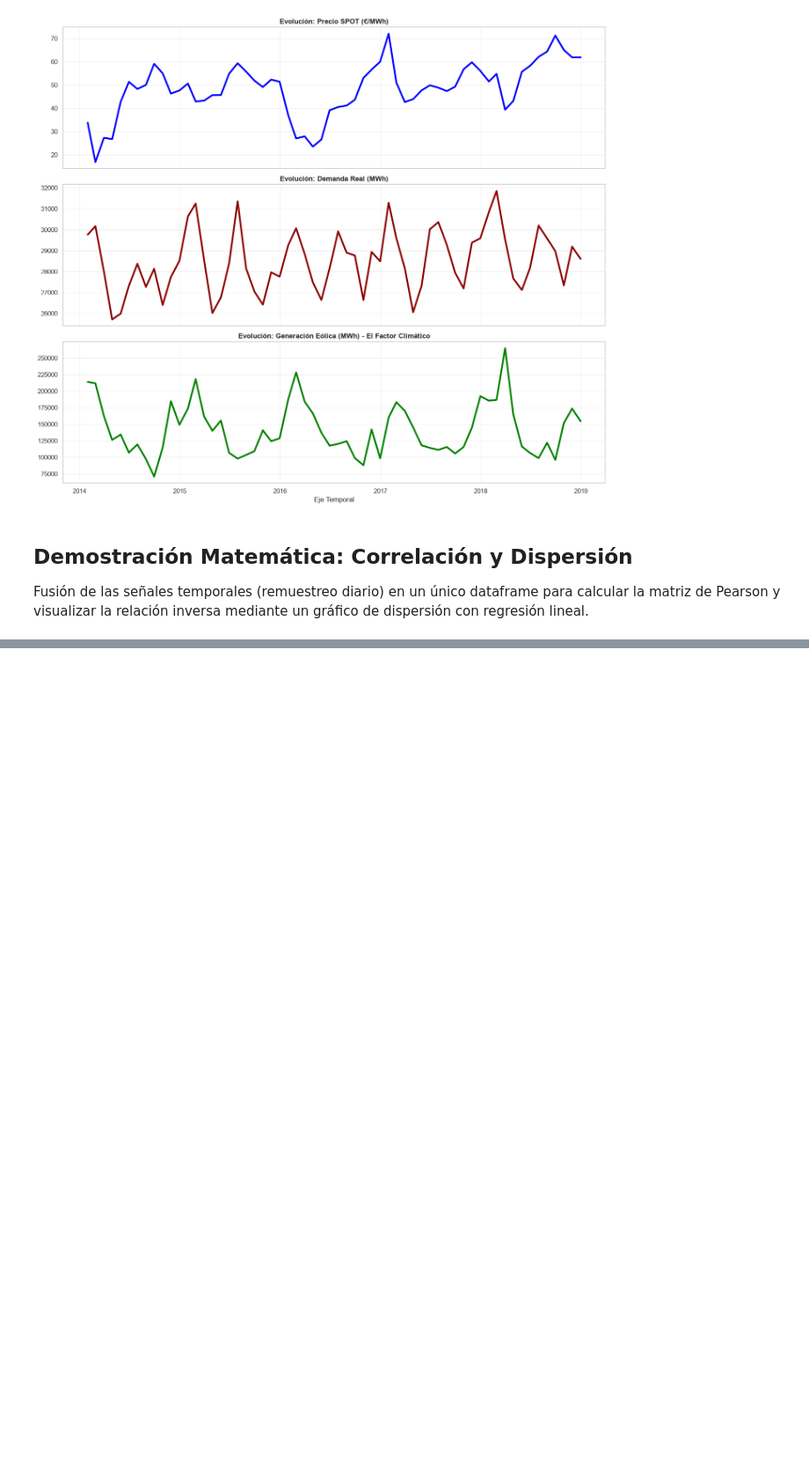
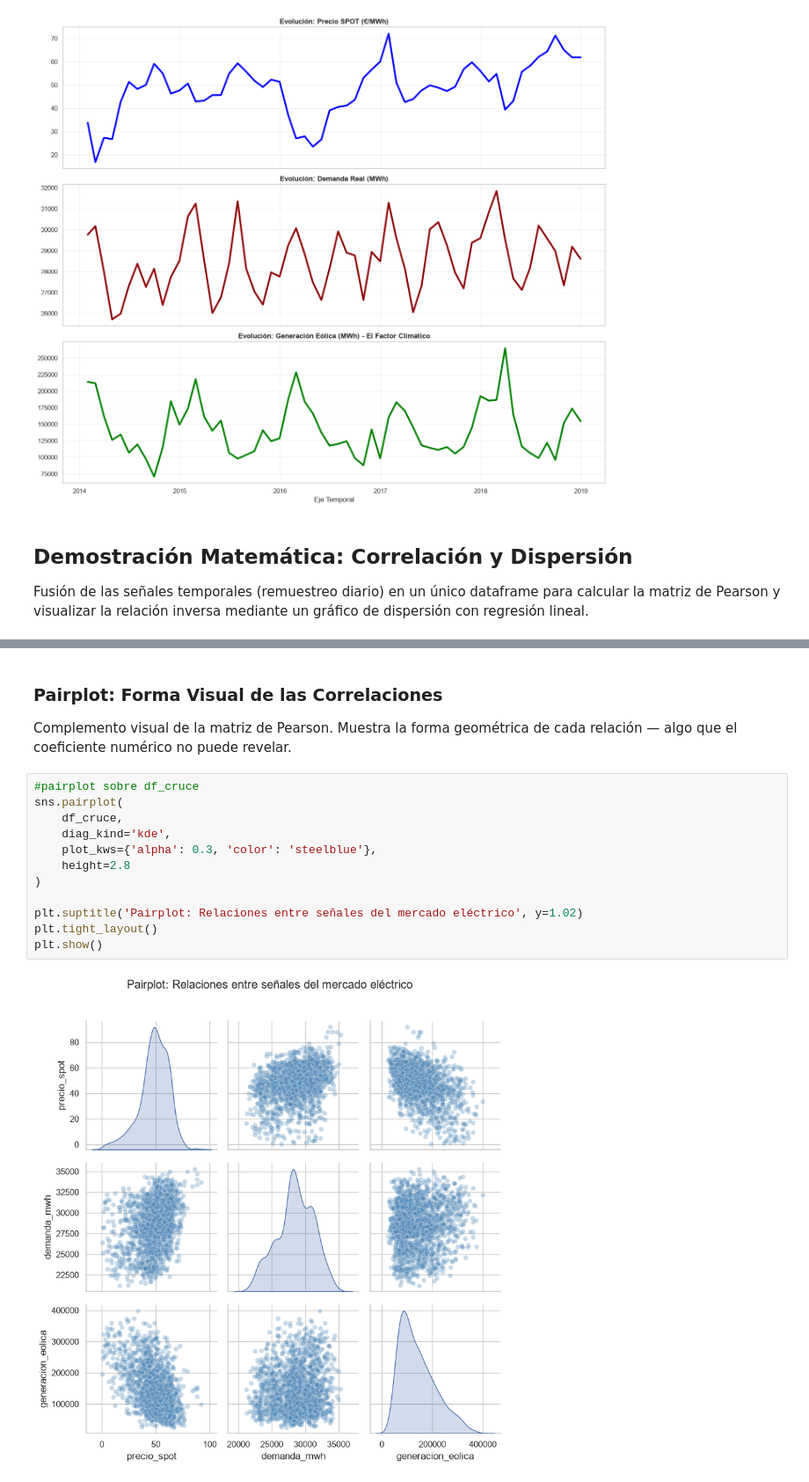
Before and after one commit to Cesahz/california-housing-energy-eda, a Jupyter notebook: notebooks/2.0-energy-market-eda.ipynb, the cells around one changed output, grey strips where cells are left out. Shown at 88% size. Drawn from its saved outputs; the diff is of its cells as text; blank space fills up the shorter version.

```diff
--- a/notebooks/2.0-energy-market-eda.ipynb
+++ b/notebooks/2.0-energy-market-eda.ipynb
@@ -434,0 +444,18 @@ Matriz de correlacion de Pearson
+# %% [markdown]
+### Pairplot: Forma Visual de las Correlaciones
+Complemento visual de la matriz de Pearson. Muestra la forma geométrica
+de cada relación — algo que el coeficiente numérico no puede revelar.
+# %%
+#pairplot sobre df_cruce
+sns.pairplot(
+    df_cruce,
+    diag_kind='kde',
+    plot_kws={'alpha': 0.3, 'color': 'steelblue'},
+    height=2.8
+)
+
+plt.suptitle('Pairplot: Relaciones entre señales del mercado eléctrico', y=1.02)
+plt.tight_layout()
+plt.show()
+# %% [output]
+[figure, added]
```
Also changed, not shown: parts of 1 cell of this notebook.
